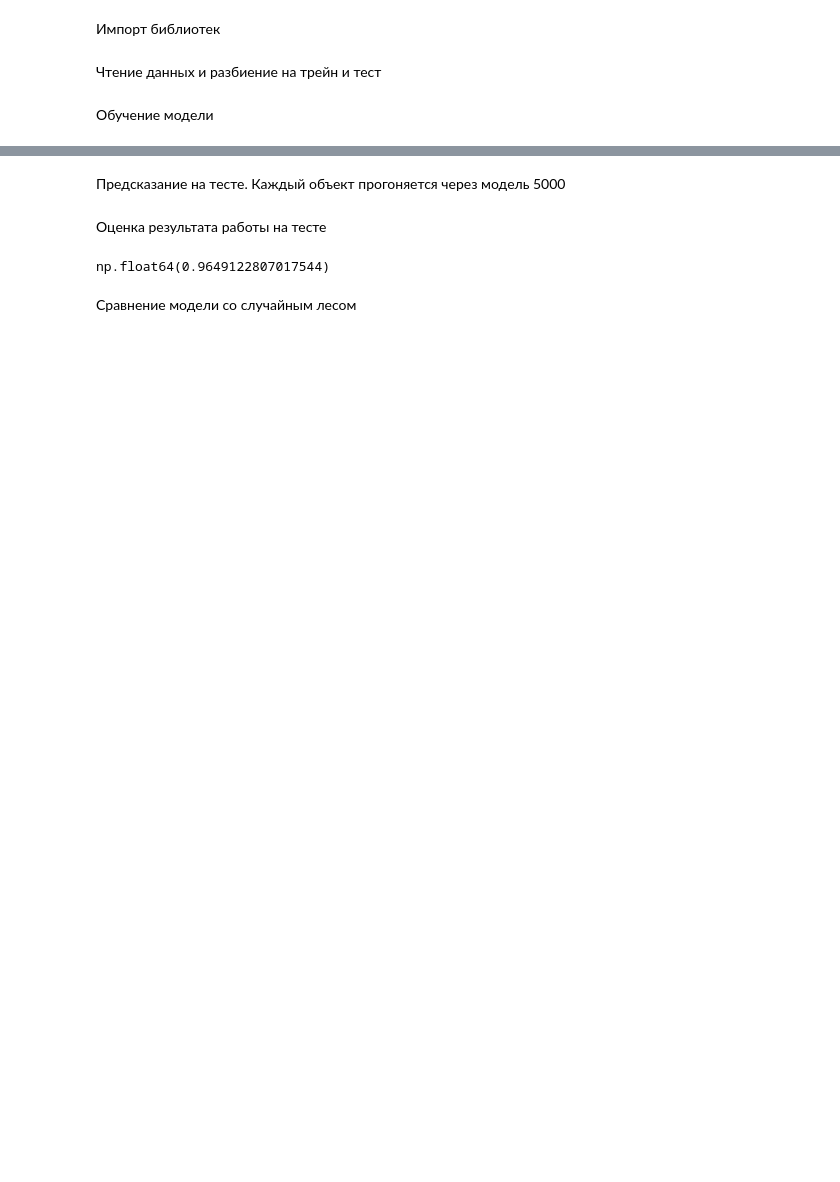
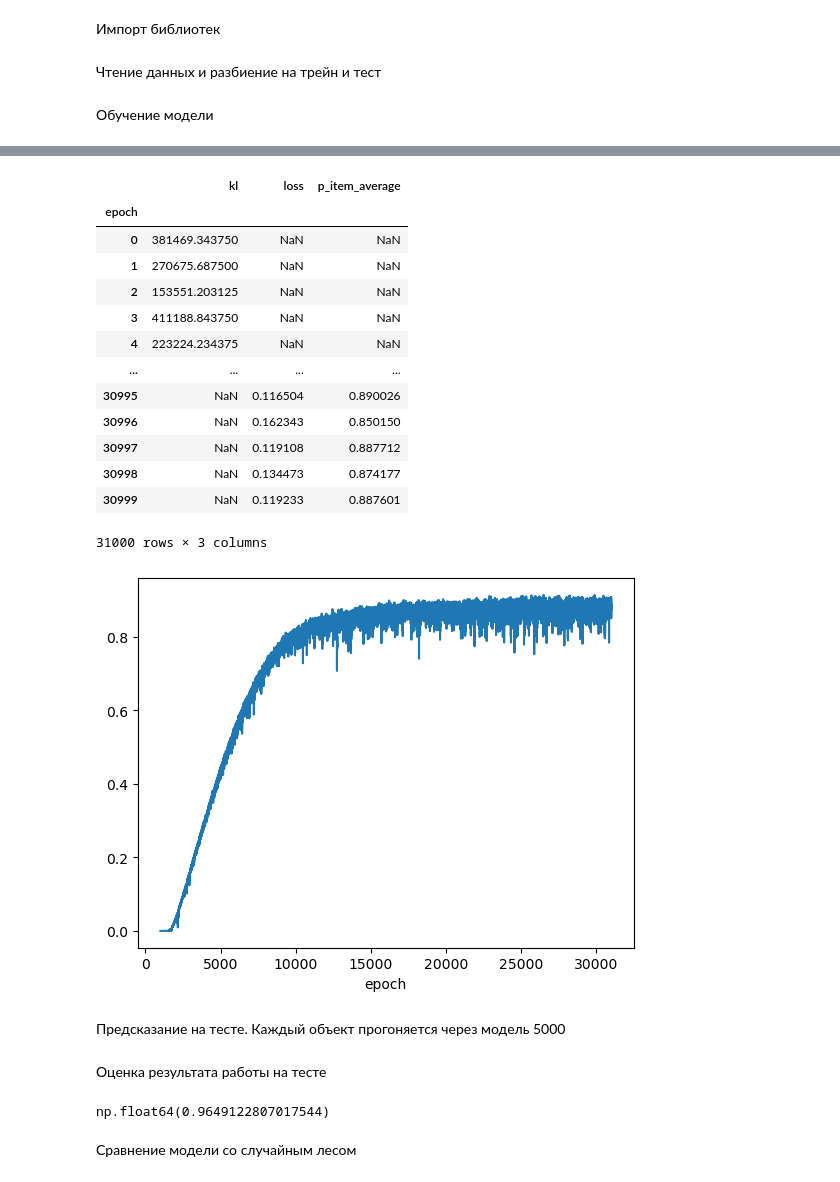
Before and after one commit to dimabasow/bayesian-neural-networks, a Jupyter notebook: Implementation.ipynb, the cells around one changed output, grey strips where cells are left out. Cells and saved outputs as stored; diff of their text form; code cells hidden in the pictures; blank space fills up the shorter version.

```diff
--- a/Implementation.ipynb
+++ b/Implementation.ipynb
@@ -60,3 +59,27 @@ model.df_metrics
+# %%
+model.fit(
+    x=x_train_tensor,
+    y=y_train_tensor,
+    num_epoch=30_000,
+)
+model.df_metrics["p_item_average"].plot()
+model.df_metrics
+# %% [output]
+|  | kl | loss | p_item_average |
+| epoch |  |  |  |
+| 0 | 381469.343750 | NaN | NaN |
+| 1 | 270675.687500 | NaN | NaN |
+| 2 | 153551.203125 | NaN | NaN |
+| 3 | 411188.843750 | NaN | NaN |
+| 4 | 223224.234375 | NaN | NaN |
+| ... | ... | ... | ... |
+| 30995 | NaN | 0.116504 | 0.890026 |
+| 30996 | NaN | 0.162343 | 0.850150 |
+| 30997 | NaN | 0.119108 | 0.887712 |
+| 30998 | NaN | 0.134473 | 0.874177 |
+| 30999 | NaN | 0.119233 | 0.887601 |
+31000 rows × 3 columns
+[figure, added]
 # %% [markdown]
 Предсказание на тесте.
 Каждый объект прогоняется через модель 5000
```
Also changed, not shown: parts of 5 cells of this notebook, 8 other files.
